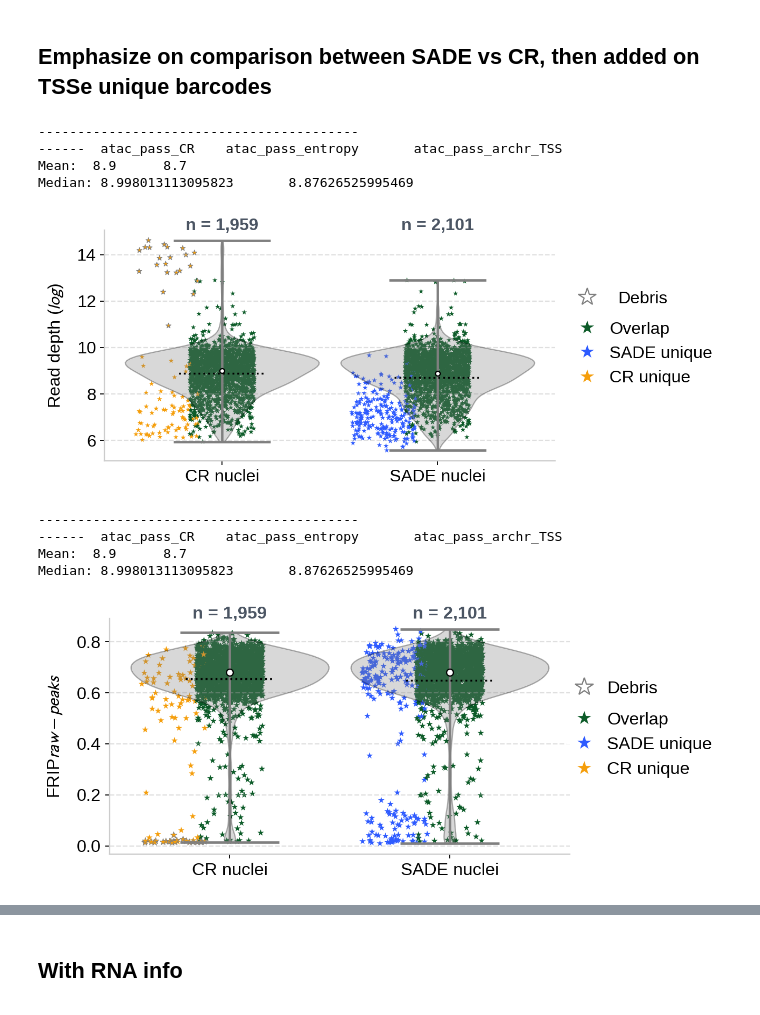
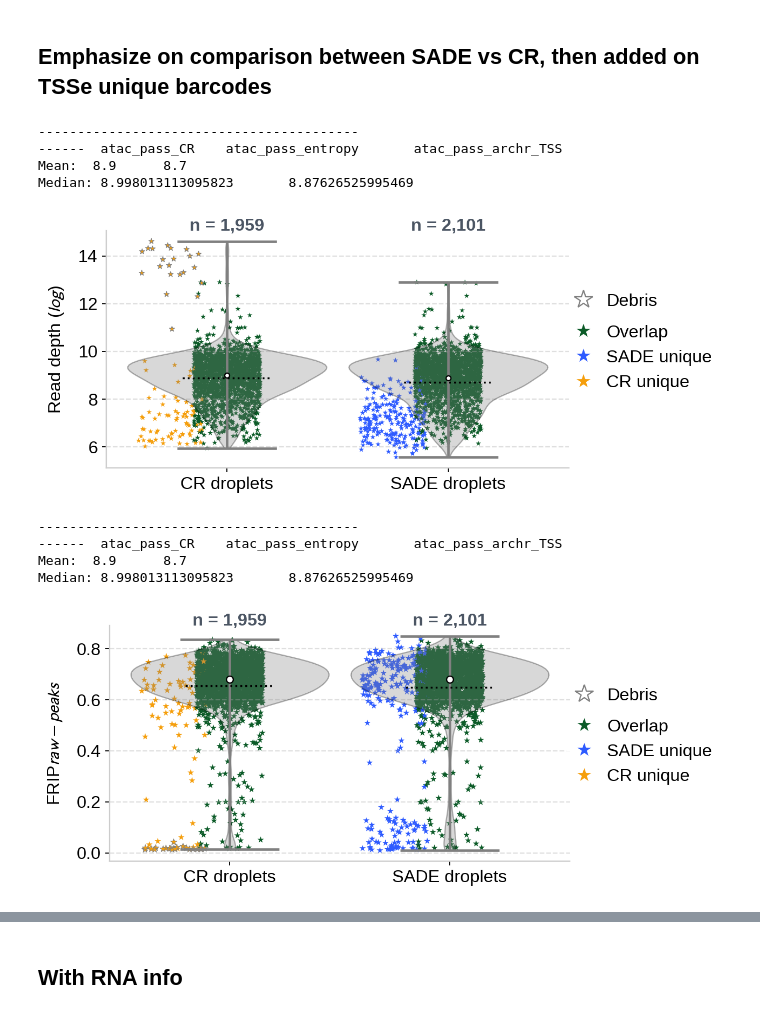
Before and after one commit to streetslab/SADE, a Jupyter notebook: EDA/F2_union_set_comparison.ipynb, the cells around one changed output, grey strips where cells are left out. Cells and saved outputs as stored; diff of their text form; code cells hidden in the pictures.

```diff
--- a/EDA/F2_union_set_comparison.ipynb
+++ b/EDA/F2_union_set_comparison.ipynb
@@ -37,7 +37,7 @@ cat_labels_map = dict(zip(unique_categories, unique_categories))
 
 
 filtering_set = ['atac_pass_CR', 'atac_pass_entropy', 'atac_pass_archr_TSS']
-filtering_set_labels = ['CR nuclei', 'SADE nuclei', 'TSSe nuclei']
+filtering_set_labels = ['CR droplets', 'SADE droplets', 'TSSe nuclei']
 filtering_set_label_map = dict(zip(filtering_set, filtering_set_labels))
 
 jitter_width = 0.25
@@ -1011,36 +1008,39 @@ for i, group_data in enumerate(read_depth_list):
 
 ax.yaxis.grid(True, linestyle='--', alpha=0.4, zorder=0)
 ax.set_xticks(x_positions)
 ax.set_xticklabels([filtering_set_label_map[set_name] for set_name in SADEvsCR_filteringset], fontweight='medium', rotation=0, ha='center')
 ax.set_ylabel('Read depth ($log$)', labelpad=10)
 
 ax.spines['top'].set_visible(False)
 ax.spines['right'].set_visible(False)
 ax.spines['left'].set_color('#cccccc')
 ax.spines['bottom'].set_color('#cccccc')
 
 
 
 droplet_handles = [Line2D([0], [0], marker='*', color='w',  markeredgecolor='grey', markerfacecolor='none', label='Debris', markersize=15) ]
-leg2 = ax.legend(handles=droplet_handles, loc='lower left', frameon=False, bbox_to_anchor=(1, 0.6) )
+leg2 = ax.legend(handles=droplet_handles, loc='lower left', frameon=False, bbox_to_anchor=(0.96, 0.6) ,handletextpad=0.3)
 ax.add_artist(leg2)  # Add the second legend back to the axes
 handles =[Line2D([0], [0], marker='*', color='w', label=SADEvsCR_label_map[c],
                           markerfacecolor=SADEvsCR_colors_map[c], markersize=15) for c in SADEvsCR_unique_categoris if c not in ('none', 'tss_only')]
-ax.legend(handles=handles, frameon=False, bbox_to_anchor=(1, 0.67), loc='upper left', ncol=1, handletextpad=0.3)
+ax.legend(handles=handles, frameon=False, bbox_to_anchor=(0.96, 0.67), loc='upper left', ncol=1, handletextpad=0.3)
+
+fig.savefig(os.path.join(os.getcwd(), '_figures',  'fig2_p3.pdf'), bbox_inches='tight')
+fig.savefig(os.path.join(os.getcwd(), '_figures',  'fig2_p3.png'), dpi=300, bbox_inches='tight')
 
 
 mean_read_depth = [a.mean() for a in read_depth_list]
 median_read_depth = [a.median() for a in read_depth_list]
 print(f"-----------------------------------------")
 print(f"------  " + "\t".join(['atac_pass_CR', 'atac_pass_entropy', 'atac_pass_archr_TSS']))
 print(f"Mean:  " + "\t".join([f"{mean:.1f}" for mean in mean_read_depth]))
 print(f"Median: " + "\t".join([f"{median}" for median in median_read_depth]))
 # %% [output]
 -----------------------------------------
 ------  atac_pass_CR    atac_pass_entropy       atac_pass_archr_TSS
 Mean:  8.9      8.7
 Median: 8.998013113095823       8.87626525995469
-[figure, old version]
+[figure, new version]
 # %%
 
 np.random.seed(999) # For reproducibility of jitter
@@ -1120,7 +1120,7 @@ print(f"Median: " + "\t".join([f"{median}" for median in median_read_depth]))
 ------  atac_pass_CR    atac_pass_entropy       atac_pass_archr_TSS
 Mean:  8.9      8.7
 Median: 8.998013113095823       8.87626525995469
-[figure, old version]
+[figure, new version]
 # %%
 np.random.seed(999) # For reproducibility of jitter
 fig= plt.figure(layout='constrained', figsize=(6.6, 5))
```
Also changed, not shown: parts of 8 cells of this notebook, 55 other files.
